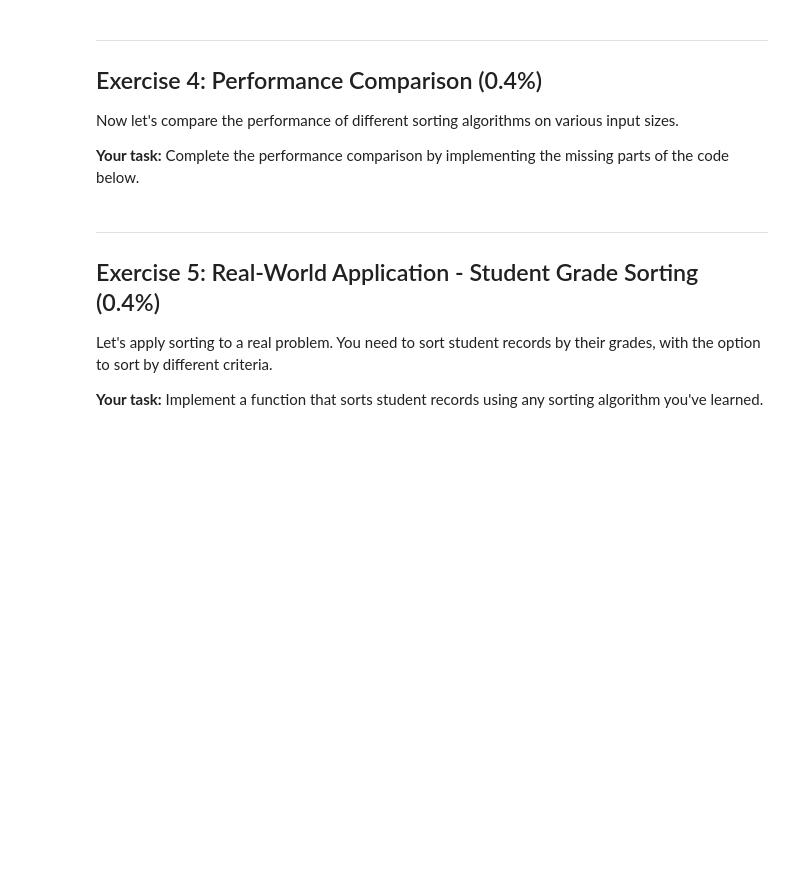
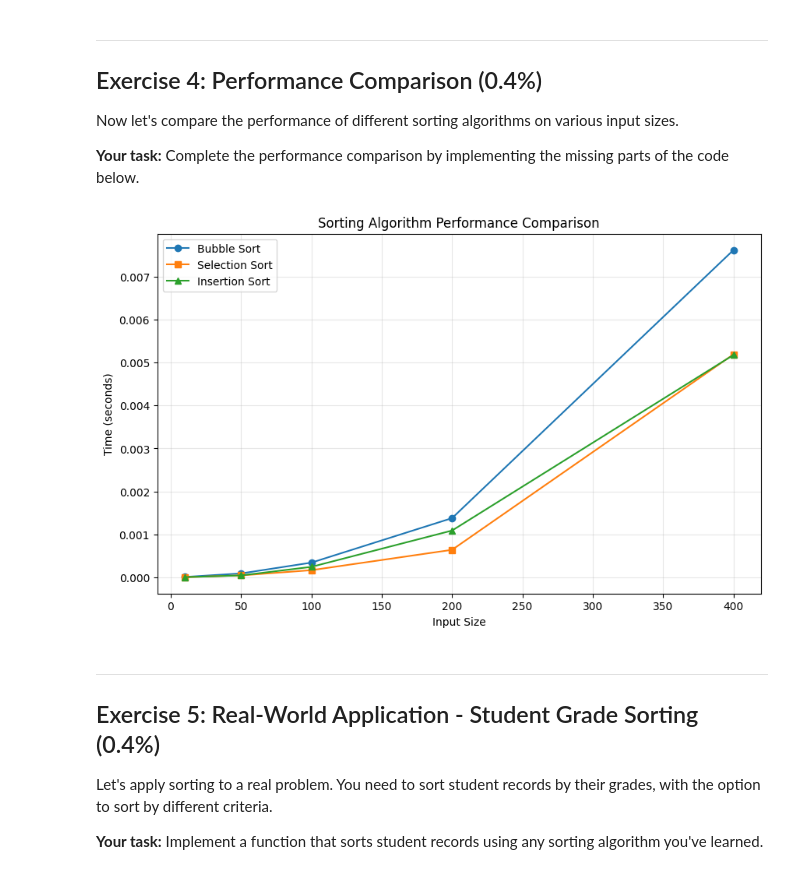
Before and after one commit to leahsuth/leahsuth, a Jupyter notebook: colab_lab1.ipynb, the cells around one changed output. Cells and saved outputs as stored; diff of their text form; code cells hidden in the pictures; blank space fills up the shorter version.

```diff
--- a/colab_lab1.ipynb
+++ b/colab_lab1.ipynb
@@ -313,6 +313,7 @@ def compare_sorting_algorithms(sizes=[10, 50, 100, 200, 400]):
 
 
     def selection_sort(lst):
+      n = len(lst)
       for i in range(n):
         min_idx = i
         for j in range(i + 1, n):
@@ -329,36 +330,38 @@ def compare_sorting_algorithms(sizes=[10, 50, 100, 200, 400]):
           j -= 1
 
 
     for size in sizes:
         # Generate a random list for testing
         test_list = generate_random_list(size)
 
         # TODO: Time each sorting algorithm on the same list
         # Use the time_sort helper function defined earlier
 
-        fir i in range(size):
-
-        # Hint: results['bubble'].append(time_sort(bubble_sort, test_list))
+        results['bubble'].append(time_sort(bubble_sort, test_list))
+        results['selection'].append(time_sort(selection_sort, test_list))
+        results['insertion'].append(time_sort(insertion_sort, test_list))
 
         pass
 
     return results, sizes
 
 # Run the comparison
 results, sizes = compare_sorting_algorithms()
 
 # Visualize the results
 if results['bubble']:  # Check if results were collected
     plt.figure(figsize=(10, 6))
     plt.plot(sizes, results['bubble'], 'o-', label='Bubble Sort')
     plt.plot(sizes, results['selection'], 's-', label='Selection Sort')
     plt.plot(sizes, results['insertion'], '^-', label='Insertion Sort')
     plt.xlabel('Input Size')
     plt.ylabel('Time (seconds)')
     plt.title('Sorting Algorithm Performance Comparison')
     plt.legend()
     plt.grid(True, alpha=0.3)
     plt.show()
+# %% [output]
+[figure, added]
 # %% [markdown]
 ---
 ## Exercise 5: Real-World Application - Student Grade Sorting (0.4%)
```
Also changed, not shown: parts of 1 cell of this notebook.
